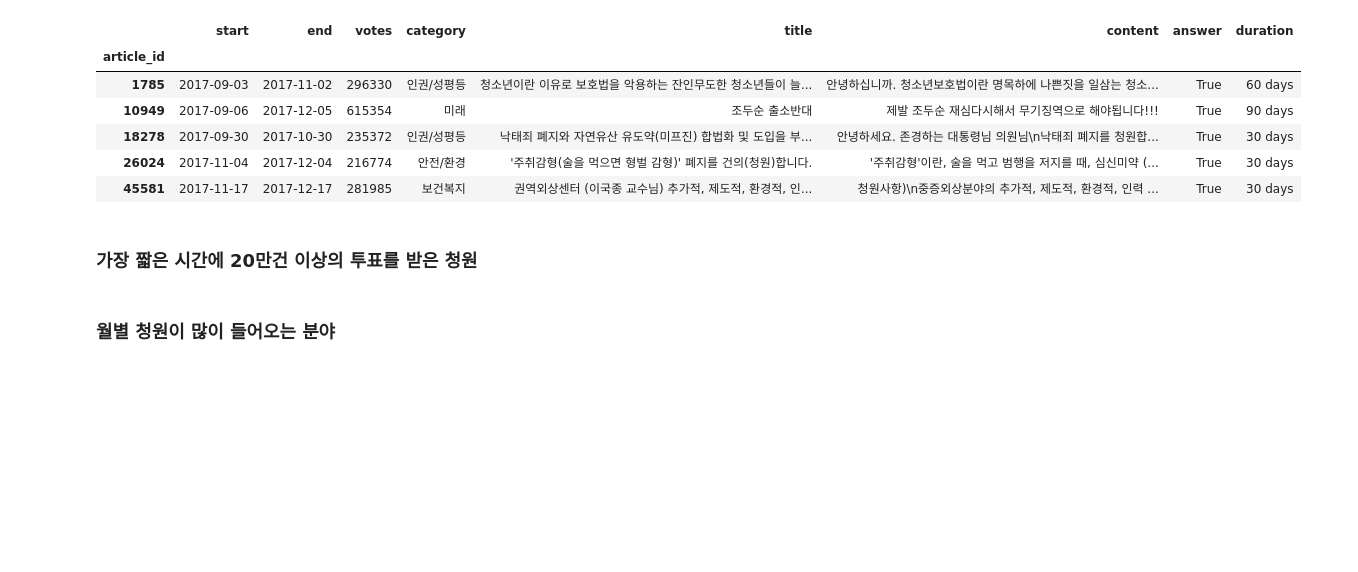
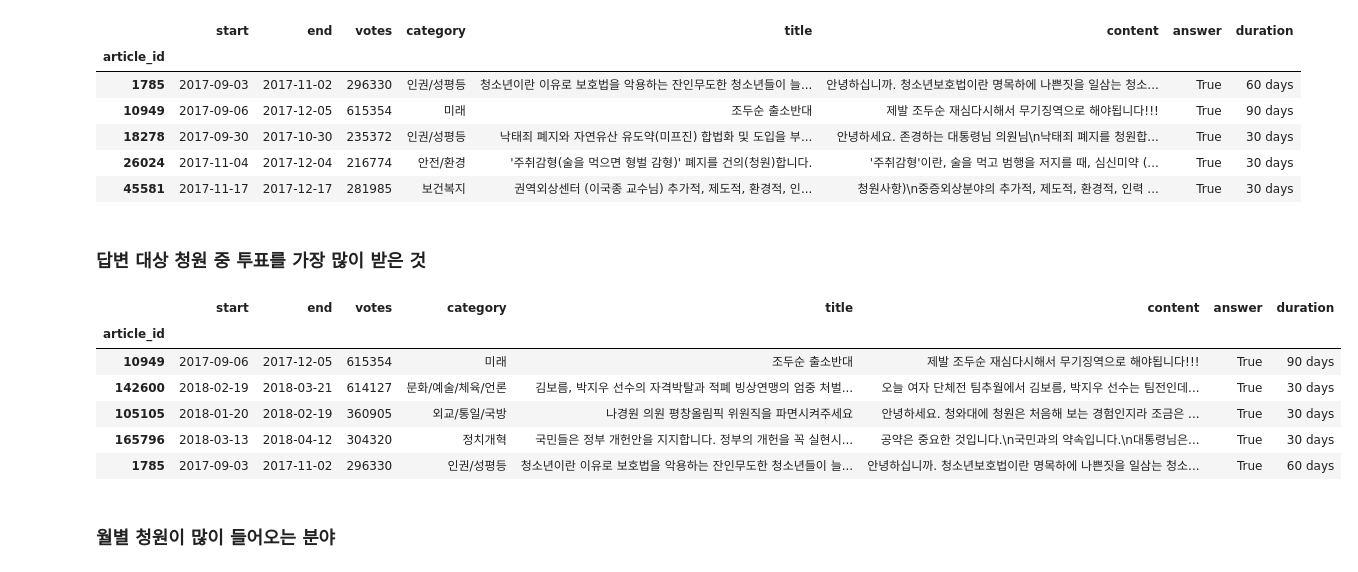
Before and after one commit to corazzon/petitionWrangling, a Jupyter notebook: petition_pandas_plotnine.ipynb, the cells around one changed output. Drawn from its saved outputs; the diff is of its cells as text; code cells hidden in the pictures; blank space fills up the shorter version.

```diff
--- a/petition_pandas_plotnine.ipynb
+++ b/petition_pandas_plotnine.ipynb
@@ -360,8 +361,18 @@ answered_df.head()
 | 18278 | 2017-09-30 | 2017-10-30 | 235372 | 인권/성평등 | 낙태죄 폐지와 자연유산 유도약(미프진) 합법화 및 도입을 부... | 안녕하세요. 존경하는 대통령님 의원님\n낙태죄 폐지를 청원합... | True | 30 days |
 | 26024 | 2017-11-04 | 2017-12-04 | 216774 | 안전/환경 | '주취감형(술을 먹으면 형벌 감형)' 폐지를 건의(청원)합니다. | '주취감형'이란, 술을 먹고 범행을 저지를 때, 심신미약 (... | True | 30 days |
 | 45581 | 2017-11-17 | 2017-12-17 | 281985 | 보건복지 | 권역외상센터 (이국종 교수님) 추가적, 제도적, 환경적, 인... | 청원사항)\n중증외상분야의 추가적, 제도적, 환경적, 인력 ... | True | 30 days |
-# %% [markdown]
-### 가장 짧은 시간에 20만건 이상의 투표를 받은 청원
+# %% [markdown]
+### 답변 대상 청원 중 투표를 가장 많이 받은 것
+# %%
+answered_df.sort_values('votes', ascending=False).head(5)
+# %% [output]
+|  | start | end | votes | category | title | content | answer | duration |
+| article_id |  |  |  |  |  |  |  |  |
+| 10949 | 2017-09-06 | 2017-12-05 | 615354 | 미래 | 조두순 출소반대 | 제발 조두순 재심다시해서 무기징역으로 해야됩니다!!! | True | 90 days |
+| 142600 | 2018-02-19 | 2018-03-21 | 614127 | 문화/예술/체육/언론 | 김보름, 박지우 선수의 자격박탈과 적폐 빙상연맹의 엄중 처벌... | 오늘 여자 단체전 팀추월에서 김보름, 박지우 선수는 팀전인데... | True | 30 days |
+| 105105 | 2018-01-20 | 2018-02-19 | 360905 | 외교/통일/국방 | 나경원 의원 평창올림픽 위원직을 파면시켜주세요 | 안녕하세요. 청와대에 청원은 처음해 보는 경험인지라 조금은 ... | True | 30 days |
+| 165796 | 2018-03-13 | 2018-04-12 | 304320 | 정치개혁 | 국민들은 정부 개헌안을 지지합니다. 정부의 개헌을 꼭 실현시... | 공약은 중요한 것입니다.\n국민과의 약속입니다.\n대통령님은... | True | 30 days |
+| 1785 | 2017-09-03 | 2017-11-02 | 296330 | 인권/성평등 | 청소년이란 이유로 보호법을 악용하는 잔인무도한 청소년들이 늘... | 안녕하십니까. 청소년보호법이란 명목하에 나쁜짓을 일삼는 청소... | True | 60 days |
 # %% [markdown]
 ### 월별 청원이 많이 들어오는 분야
 # %% [markdown]
```
Also changed, not shown: parts of 33 cells of this notebook.
